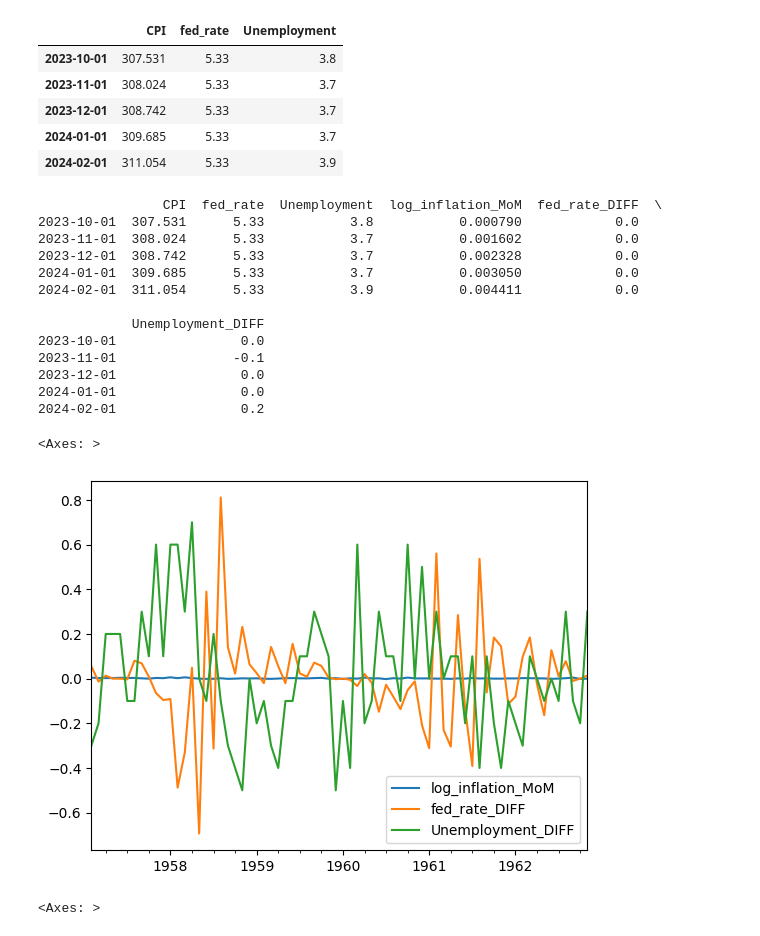
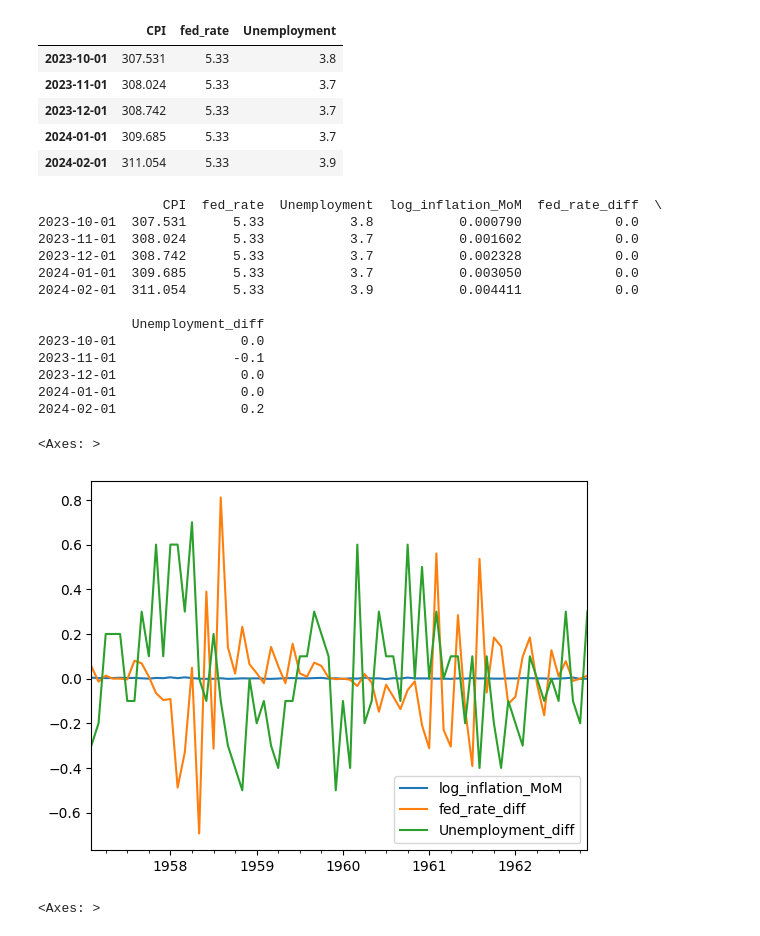
Before and after one commit to GarettKaube/Statistics-MachineLearning, a Jupyter notebook: machinelearning/DeepLearning/MonetaryPolicyRecurrentNeuralNetworks/monetarypolicyrnn.ipynb, the cells around one changed output. Cells and saved outputs as stored; diff of their text form; code cells hidden in the pictures.

```diff
--- a/machinelearning/DeepLearning/MonetaryPolicyRecurrentNeuralNetworks/monetarypolicyrnn.ipynb
+++ b/machinelearning/DeepLearning/MonetaryPolicyRecurrentNeuralNetworks/monetarypolicyrnn.ipynb
@@ -69,7 +71,7 @@ fred = Fred(api_key=key)
 configs = get_data_config(config_path / "time_series_config.yaml")
 fred_data = configs["FRED"]
 
-def get_data(data_dict):
+def get_data(fred_data):
     data = {fred_data[code].get('name'): fred.get_series_latest_release(code) for code in fred_data}
     df = pd.DataFrame(data)
     return df
@@ -86,33 +88,44 @@ data.tail()
 | 2024-01-01 | 309.685 | 5.33 | 3.7 |
 | 2024-02-01 | 311.054 | 5.33 | 3.9 |
 # %%
-def difference_data(df):
-    df['log_inflation_MoM'] =  np.log(df["CPI"]).diff()
-    df['fed_rate_DIFF'] = np.log(df["fed_rate"]).diff()
-    df['Unemployment_DIFF'] = df["Unemployment"].diff()
+def difference_data(df, config):
+    for item in config:
+        series = config[item]
+        col = series['name']
+
+        try:
+            diff_name = series['diff_name']
+        except Exception:
+            diff_name = col + "_diff"
+
+        if series['diff'] and series['log']:
+            df[diff_name] =  np.log(df[col]).diff()
+        elif series['diff']:
+            df[diff_name] =  df[col].diff()
+
     return df.dropna()
 
-data_diff = difference_data(data)
+data_diff = difference_data(data, fred_data)
 print(data_diff.tail())
 # %% [output]
-                CPI  fed_rate  Unemployment  log_inflation_MoM  fed_rate_DIFF  \
+                CPI  fed_rate  Unemployment  log_inflation_MoM  fed_rate_diff  \
 2023-10-01  307.531      5.33           3.8           0.000790            0.0
 2023-11-01  308.024      5.33           3.7           0.001602            0.0
 2023-12-01  308.742      5.33           3.7           0.002328            0.0
 2024-01-01  309.685      5.33           3.7           0.003050            0.0
 2024-02-01  311.054      5.33           3.9           0.004411            0.0
 
-            Unemployment_DIFF
+            Unemployment_diff
 2023-10-01                0.0
 2023-11-01               -0.1
 2023-12-01                0.0
 2024-01-01                0.0
 2024-02-01                0.2
 # %%
-data_diff[["log_inflation_MoM", "fed_rate_DIFF", "Unemployment_DIFF"]].iloc[30:100].plot()
+data_diff[["log_inflation_MoM", "fed_rate_diff", "Unemployment_diff"]].iloc[30:100].plot()
 # %% [output]
 <Axes: >
-[figure, old version]
+[figure, new version]
 # %%
 data_diff[["log_inflation_MoM", "fed_rate_DIFF", "Unemployment_DIFF"]].iloc[750:].plot()
 # %% [output]
```
Also changed, not shown: parts of 36 cells of this notebook.
